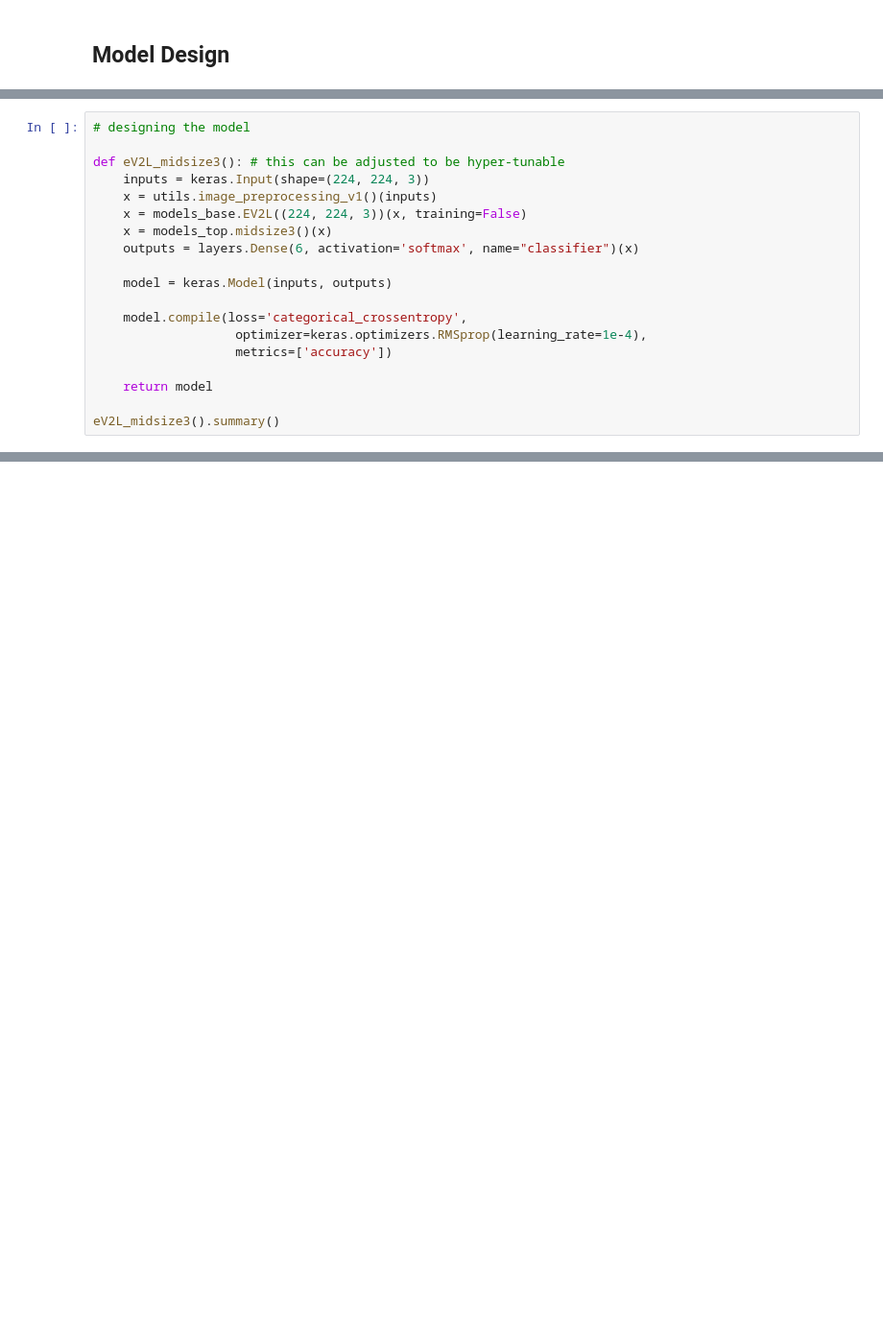
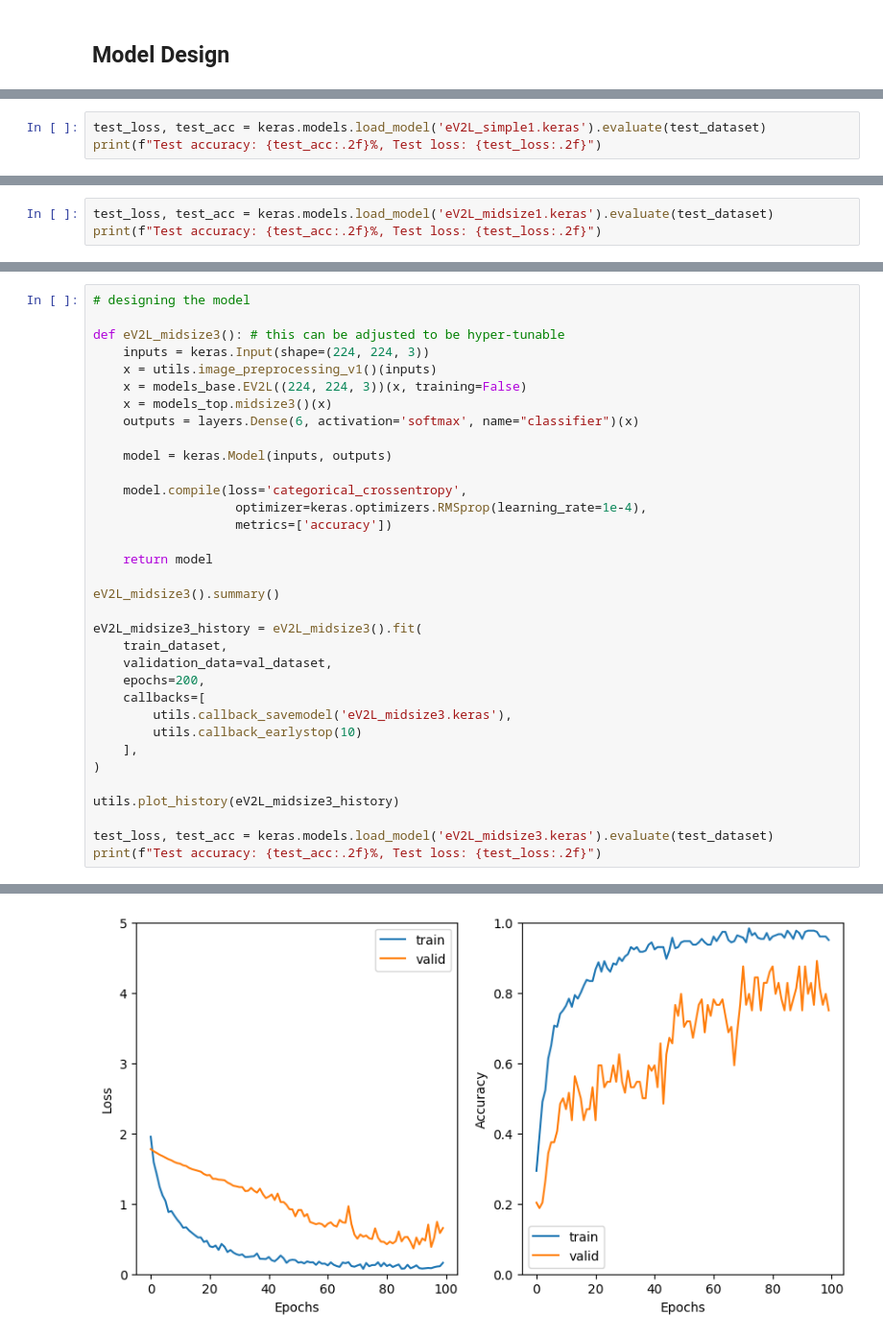
Before and after one commit to FennexFox/dlthon, a Jupyter notebook: model_test.ipynb, the cells around one changed output, grey strips where cells are left out. Shown: that part at 96% size. Cells and saved outputs as stored; diff of their text form; blank space fills up the shorter version.

```diff
--- a/model_test.ipynb
+++ b/model_test.ipynb
@@ -30,0 +106,3 @@ Found 40 files belonging to 6 classes.
+# %%
+test_loss, test_acc = keras.models.load_model('eV2L_simple1.keras').evaluate(test_dataset)
+print(f"Test accuracy: {test_acc:.2f}%, Test loss: {test_loss:.2f}")
@@ -30,0 +198,3 @@ Found 40 files belonging to 6 classes.
+# %%
+test_loss, test_acc = keras.models.load_model('eV2L_midsize1.keras').evaluate(test_dataset)
+print(f"Test accuracy: {test_acc:.2f}%, Test loss: {test_loss:.2f}")
@@ -47,4 +220,19 @@ def eV2L_midsize3(): # this can be adjusted to be hyper-tunable
     return model
 
 eV2L_midsize3().summary()
+
+eV2L_midsize3_history = eV2L_midsize3().fit(
+    train_dataset,
+    validation_data=val_dataset,
+    epochs=200,
+    callbacks=[
+        utils.callback_savemodel('eV2L_midsize3.keras'),
+        utils.callback_earlystop(10)
+    ],
+)
+
+utils.plot_history(eV2L_midsize3_history)
+
+test_loss, test_acc = keras.models.load_model('eV2L_midsize3.keras').evaluate(test_dataset)
+print(f"Test accuracy: {test_acc:.2f}%, Test loss: {test_loss:.2f}")
 # %% [output]
@@ -51,0 +276 @@ KeyboardInterrupt:
+[figure, added]
```
Also changed, not shown: parts of 9 cells of this notebook, 1 other file.
